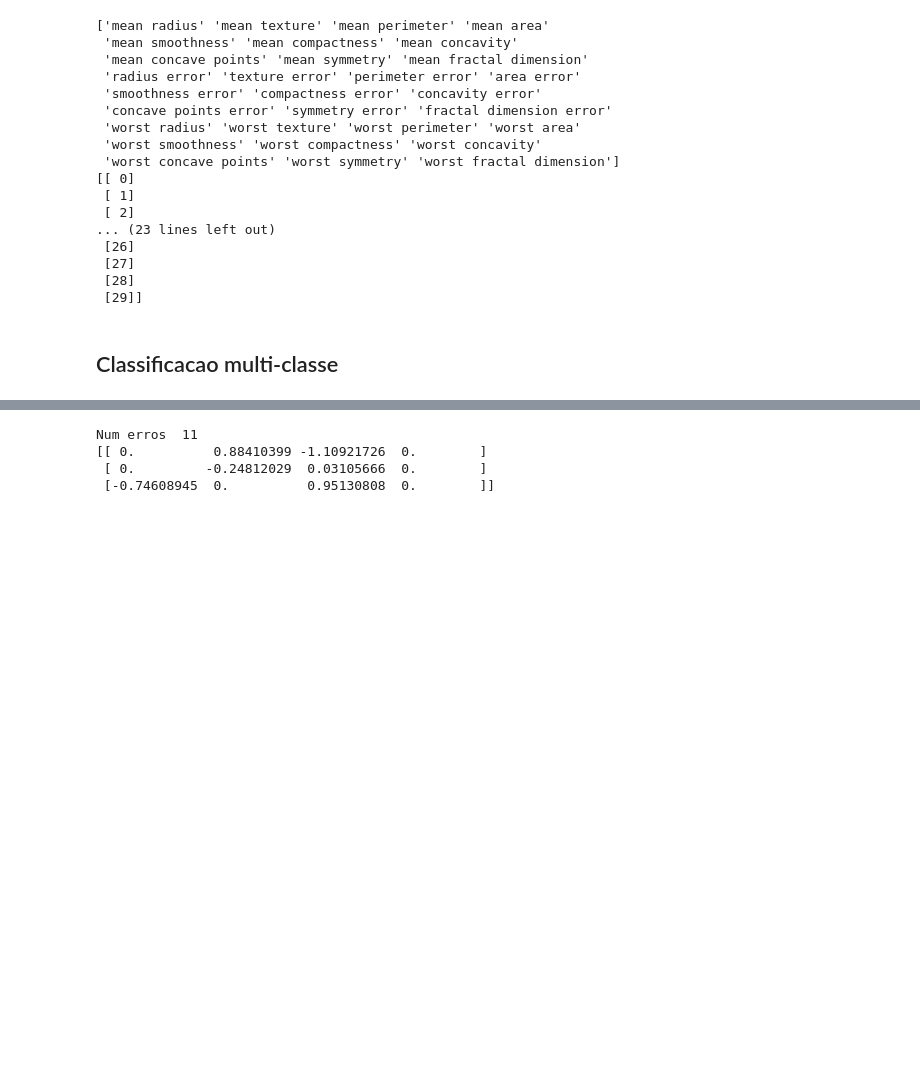
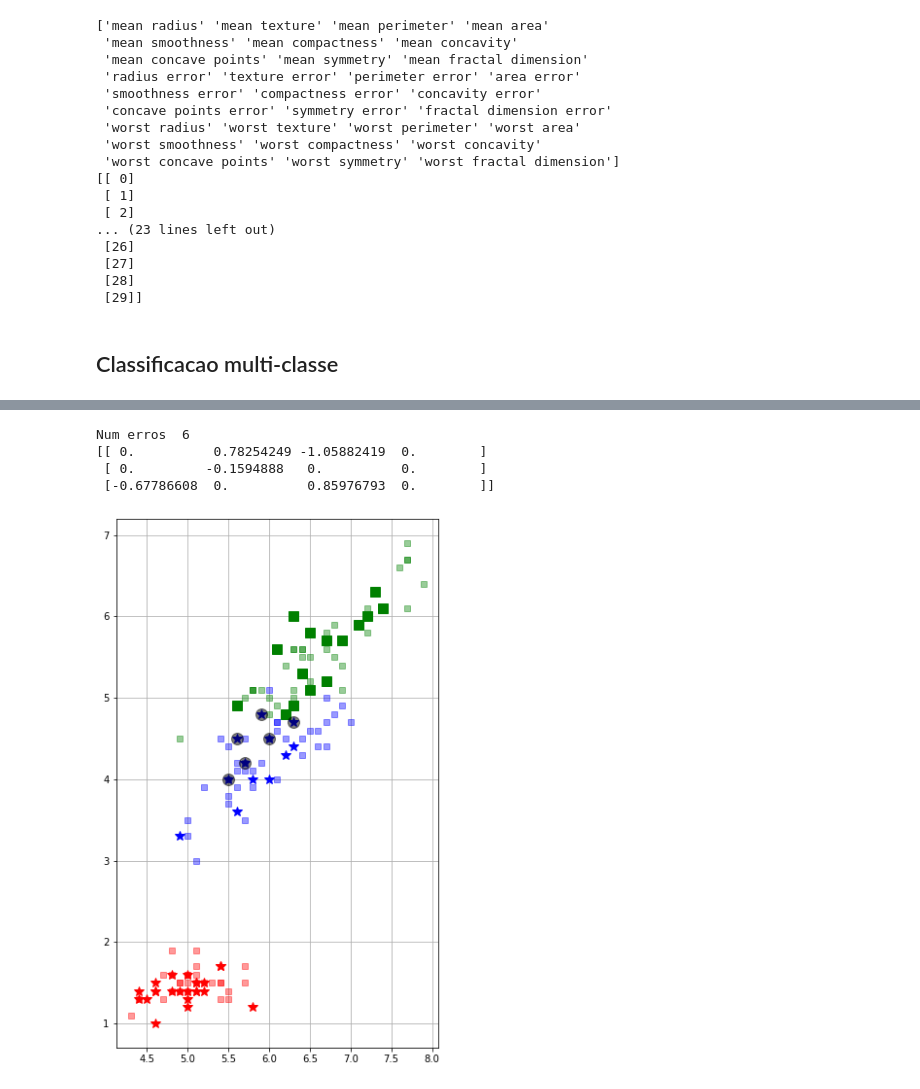
Before and after one commit to eddoasso/ISEL-AA, a Jupyter notebook: Labs/Lab5/Lab5.ipynb, the cells around one changed output, grey strips where cells are left out. Cells and saved outputs as stored; diff of their text form; code cells hidden in the pictures; blank space fills up the shorter version.

```diff
--- a/Labs/Lab5/Lab5.ipynb
+++ b/Labs/Lab5/Lab5.ipynb
@@ -154,13 +154,20 @@ plt.grid(True)
-# %%
-dl = LogisticRegression(solver='liblinear', C=0.1, penalty='l1').fit(X1,y1)
-y2e = dl.predict(X2)
-print('Num erros ', np.sum(y2!=y2e))
-print(dl.coef_)
-# %% [output]
-Num erros  11
-[[ 0.          0.88410399 -1.10921726  0.        ]
- [ 0.         -0.24812029  0.03105666  0.        ]
- [-0.74608945  0.          0.95130808  0.        ]]
+# %%
+dl = LogisticRegression(solver='liblinear', C=0.1, penalty='l1').fit(X1,y1)
+y2e = dl.predict(X2)
+print('Num erros ', np.sum(y2!=y2e))
+print(dl.coef_)
+plt.figure(figsize=(20,10))
+plt.plot(X1[y1==0,0], X1[y1==0,2],'sr',X1[y1==1,0],X1[y1==1,2],'sb', X1[y1==2,0],X1[y1==2,2],'sg',alpha=.4)
+plt.plot(X2[y2==0,0], X2[y2==0,2],'*r',X2[y2==1,0],X2[y2==1,2],'*b', X2[y2==2,0],X2[y2==2,2],'sg',ms=10)
+plt.plot(X2[y2!=y2e,0], X2[y2!=y2e,2],'ok', alpha=.5, ms=12)
+plt.axis('scaled')
+plt.grid(True)
+# %% [output]
+Num erros  6
+[[ 0.          0.78254249 -1.05882419  0.        ]
+ [ 0.         -0.1594888   0.          0.        ]
+ [-0.67786608  0.          0.85976793  0.        ]]
+[figure, added]
 # %%
 dl = LogisticRegression(solver='saga', C=0.1, penalty='l1', multi_class='multinomial', max_iter=1000).fit(X1,y1)
 y2e = dl.predict(X2)
```
Also changed, not shown: parts of 9 cells of this notebook, 3 other files.
